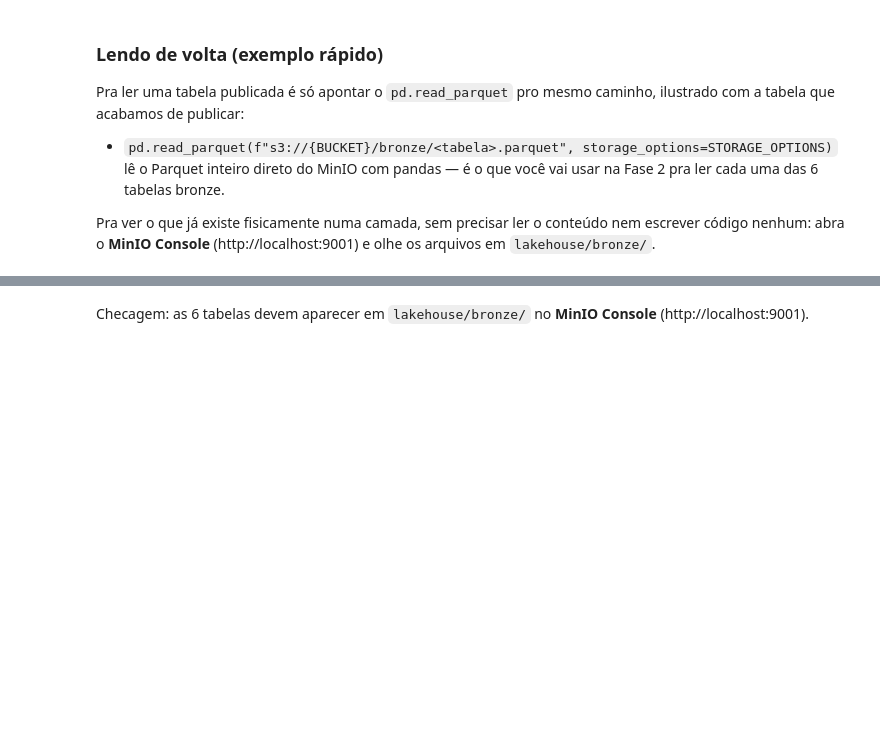
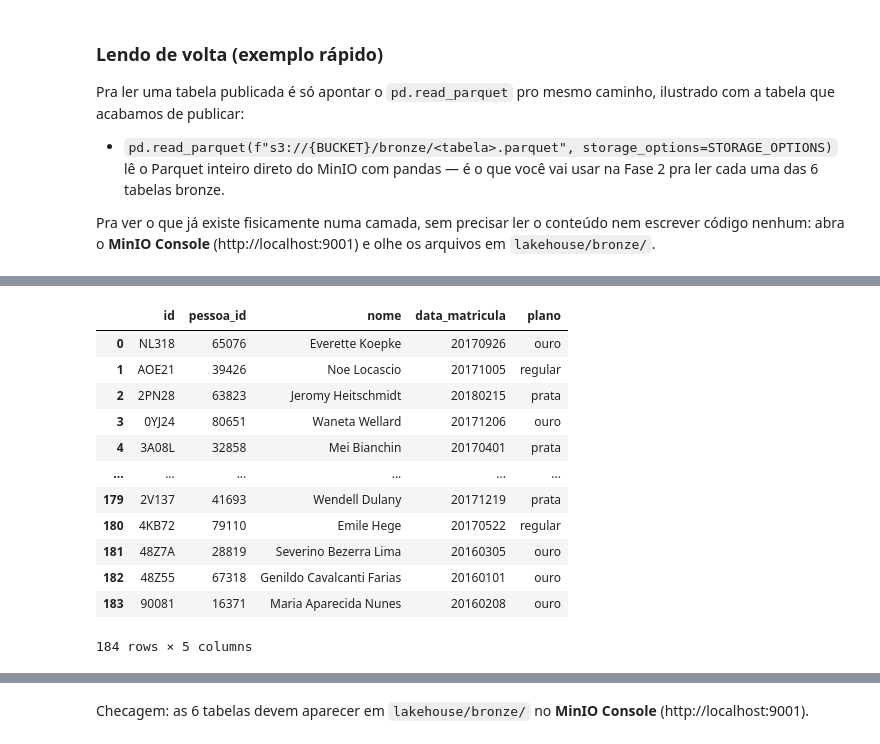
Before and after one commit to RyanRodMat/data-lakehouse-101-Ryan, a Jupyter notebook: jupyter/notebooks/investigacao.ipynb, the cells around one changed output, grey strips where cells are left out. Drawn from its saved outputs; the diff is of its cells as text; code cells hidden in the pictures; blank space fills up the shorter version.

```diff
--- a/jupyter/notebooks/investigacao.ipynb
+++ b/jupyter/notebooks/investigacao.ipynb
@@ -74,4 +172,19 @@ pd.read_parquet(f"s3://{BUCKET}/bronze/ocorrencia.parquet", storage_options=STOR
 # %%
 # TODO: repita o padrão para "membro_academia.csv" -> bronze.membro_academia
+pd.read_parquet(f"s3://{BUCKET}/bronze/membro_academia.parquet", storage_options=STORAGE_OPTIONS)
+# %% [output]
+|  | id | pessoa_id | nome | data_matricula | plano |
+| 0 | NL318 | 65076 | Everette Koepke | 20170926 | ouro |
+| 1 | AOE21 | 39426 | Noe Locascio | 20171005 | regular |
+| 2 | 2PN28 | 63823 | Jeromy Heitschmidt | 20180215 | prata |
+| 3 | 0YJ24 | 80651 | Waneta Wellard | 20171206 | ouro |
+| 4 | 3A08L | 32858 | Mei Bianchin | 20170401 | prata |
+| ... | ... | ... | ... | ... | ... |
+| 179 | 2V137 | 41693 | Wendell Dulany | 20171219 | prata |
+| 180 | 4KB72 | 79110 | Emile Hege | 20170522 | regular |
+| 181 | 48Z7A | 28819 | Severino Bezerra Lima | 20160305 | ouro |
+| 182 | 48Z55 | 67318 | Genildo Cavalcanti Farias | 20160101 | ouro |
+| 183 | 90081 | 16371 | Maria Aparecida Nunes | 20160208 | ouro |
+184 rows × 5 columns
 # %%
 # TODO: repita o padrão para "checkin_academia.csv" -> bronze.checkin_academia
```
Also changed, not shown: parts of 18 cells of this notebook, 2 other files.
